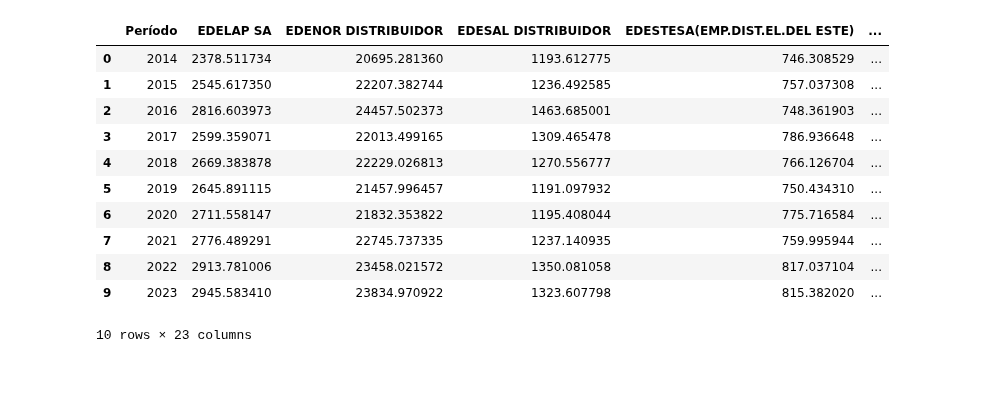
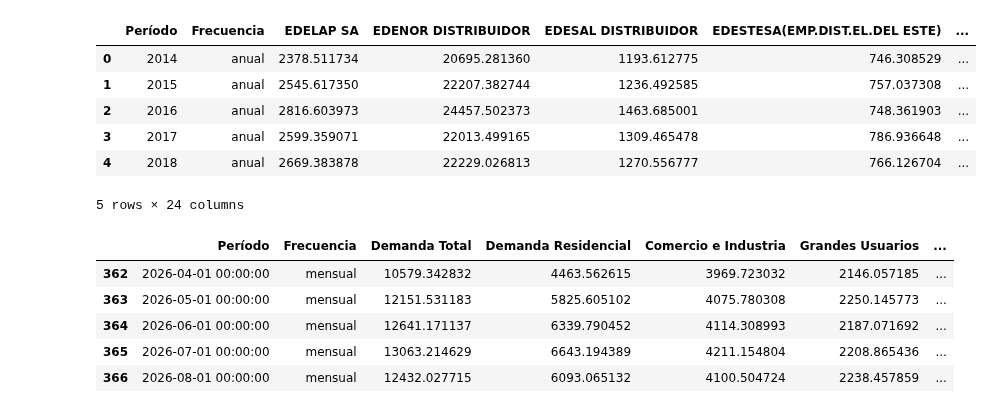
Before and after one commit to RafaelSeri/TP_LABO_MET, a Jupyter notebook: notebooks/Tp_labo.ipynb, the cells around one changed output. Cells and saved outputs as stored; diff of their text form; code cells hidden in the pictures; blank space fills up the shorter version.

```diff
--- a/notebooks/Tp_labo.ipynb
+++ b/notebooks/Tp_labo.ipynb
@@ -8,0 +74,12 @@ import numpy as np
+# %%
+def clasificar_frecuencia(p):
+    if isinstance(p, str):                  # 'I 05', 'II', 'III', 'IV'
+        return 'trimestral'
+    if isinstance(p, (int, np.integer)):    # 2005, 2006, ...
+        return 'anual'
+    return 'mensual'                        # lo que queda son las fechas
+
+df['Frecuencia'] = df['Período'].apply(clasificar_frecuencia)
+
+# Verificación: esperamos 21 anuales, 86 trimestrales y 260 mensuales.
+df['Frecuencia'].value_counts()
@@ -9,13 +102,9 @@ import numpy as np
 # %%
 #Transformamos la base limpia en dataframe y creamos dos subdataframes
-ruta = 'https://github.com/RafaelSeri/TP_LABO_MET/blob/main/DF/base_limpia.xlsx?raw=1'
-df=pd.read_excel(ruta) #dataframe del database
-df.loc[107:366, 'Período'] = (
-    pd.to_datetime(df.loc[107:366, 'Período']).dt.strftime('%Y-%m')) #corregimos cómo se ven las fechas
-df_base=df[['Período','Demanda Total', 'Demanda Residencial',
+df_base=df[['Período','Frecuencia','Demanda Total', 'Demanda Residencial',   # <- agregado 'Frecuencia'
             'Comercio e Industria','Grandes Usuarios','Temperatura Promedio',
-            'Potencia Máxima']] #dataframe para las columnas de demanda total
-df_empresas=df[['Período','EDELAP SA', 'EDENOR DISTRIBUIDOR',
+            'Potencia Máxima']].copy()                                       # <- agregado .copy()
+df_empresas=df[['Período','Frecuencia','EDELAP SA', 'EDENOR DISTRIBUIDOR',   # <- agregado 'Frecuencia'
 'EDESAL DISTRIBUIDOR', 'EDESTESA(EMP.DIST.EL.DEL ESTE)',
 'EDESUR DISTRIBUIDOR', 'EMP DE ENERGIA DE RIO NEGRO SA',
 'EMP DIST ENERG ATLANTICA', 'EMP. DE ENERGIA DE LA RIOJA SA',
@@ -24,6 +113,6 @@ df_empresas=df[['Período','EDELAP SA', 'EDENOR DISTRIBUIDOR',
 'ENERGIA DE CATAMARCA S.A.', 'ENERGIA DE ENTRE RIOS SA',
 'ENERGIA DE MENDOZA SA', 'ENERGIA SAN JUAN SA EX-EDESSA',
 'EPEC DISTRIBUIDOR', 'EPEN DISTRIBUIDOR', 'EPESF DISTRIBUIDOR',
-'RECURSOS Y ENERGIA FORMOSA SA', 'SECHEEP', 'SPSE SANTA CRUZ']] #dataframe para la demanda por empresa
+'RECURSOS Y ENERGIA FORMOSA SA', 'SECHEEP', 'SPSE SANTA CRUZ']].copy()       # <- agregado .copy()
 df_empresas=df_empresas.dropna() #nos quedamos con las filas con datos no nulos
 df_empresas=df_empresas.reset_index(drop=True) #reseteo índices
@@ -44,15 +147,10 @@ df_base.head(10)
 # %%
-df_empresas.head(10)
+df_empresas.head()
 # %% [output]
-|  | Período | EDELAP SA | EDENOR DISTRIBUIDOR | EDESAL DISTRIBUIDOR | EDESTESA(EMP.DIST.EL.DEL ESTE) | ... |
-| 0 | 2014 | 2378.511734 | 20695.281360 | 1193.612775 | 746.308529 | ... |
-| 1 | 2015 | 2545.617350 | 22207.382744 | 1236.492585 | 757.037308 | ... |
-| 2 | 2016 | 2816.603973 | 24457.502373 | 1463.685001 | 748.361903 | ... |
-| 3 | 2017 | 2599.359071 | 22013.499165 | 1309.465478 | 786.936648 | ... |
-| 4 | 2018 | 2669.383878 | 22229.026813 | 1270.556777 | 766.126704 | ... |
-| 5 | 2019 | 2645.891115 | 21457.996457 | 1191.097932 | 750.434310 | ... |
-| 6 | 2020 | 2711.558147 | 21832.353822 | 1195.408044 | 775.716584 | ... |
-| 7 | 2021 | 2776.489291 | 22745.737335 | 1237.140935 | 759.995944 | ... |
-| 8 | 2022 | 2913.781006 | 23458.021572 | 1350.081058 | 817.037104 | ... |
-| 9 | 2023 | 2945.583410 | 23834.970922 | 1323.607798 | 815.382020 | ... |
+|  | Período | Frecuencia | EDELAP SA | EDENOR DISTRIBUIDOR | EDESAL DISTRIBUIDOR | EDESTESA(EMP.DIST.EL.DEL ESTE) | ... |
+| 0 | 2014 | anual | 2378.511734 | 20695.281360 | 1193.612775 | 746.308529 | ... |
+| 1 | 2015 | anual | 2545.617350 | 22207.382744 | 1236.492585 | 757.037308 | ... |
+| 2 | 2016 | anual | 2816.603973 | 24457.502373 | 1463.685001 | 748.361903 | ... |
+| 3 | 2017 | anual | 2599.359071 | 22013.499165 | 1309.465478 | 786.936648 | ... |
+| 4 | 2018 | anual | 2669.383878 | 22229.026813 | 1270.556777 | 766.126704 | ... |
-10 rows × 23 columns
+5 rows × 24 columns
@@ -67,0 +157,9 @@ df_empresas_mensual=df_empresas.loc[58:]
+# %%
+df_base.tail(10)
+# %% [output]
+|  | Período | Frecuencia | Demanda Total | Demanda Residencial | Comercio e Industria | Grandes Usuarios | ... |
+| 362 | 2026-04-01 00:00:00 | mensual | 10579.342832 | 4463.562615 | 3969.723032 | 2146.057185 | ... |
+| 363 | 2026-05-01 00:00:00 | mensual | 12151.531183 | 5825.605102 | 4075.780308 | 2250.145773 | ... |
+| 364 | 2026-06-01 00:00:00 | mensual | 12641.171137 | 6339.790452 | 4114.308993 | 2187.071692 | ... |
+| 365 | 2026-07-01 00:00:00 | mensual | 13063.214629 | 6643.194389 | 4211.154804 | 2208.865436 | ... |
+| 366 | 2026-08-01 00:00:00 | mensual | 12432.027715 | 6093.065132 | 4100.504724 | 2238.457859 | ... |
```
Also changed, not shown: parts of 29 cells of this notebook.
